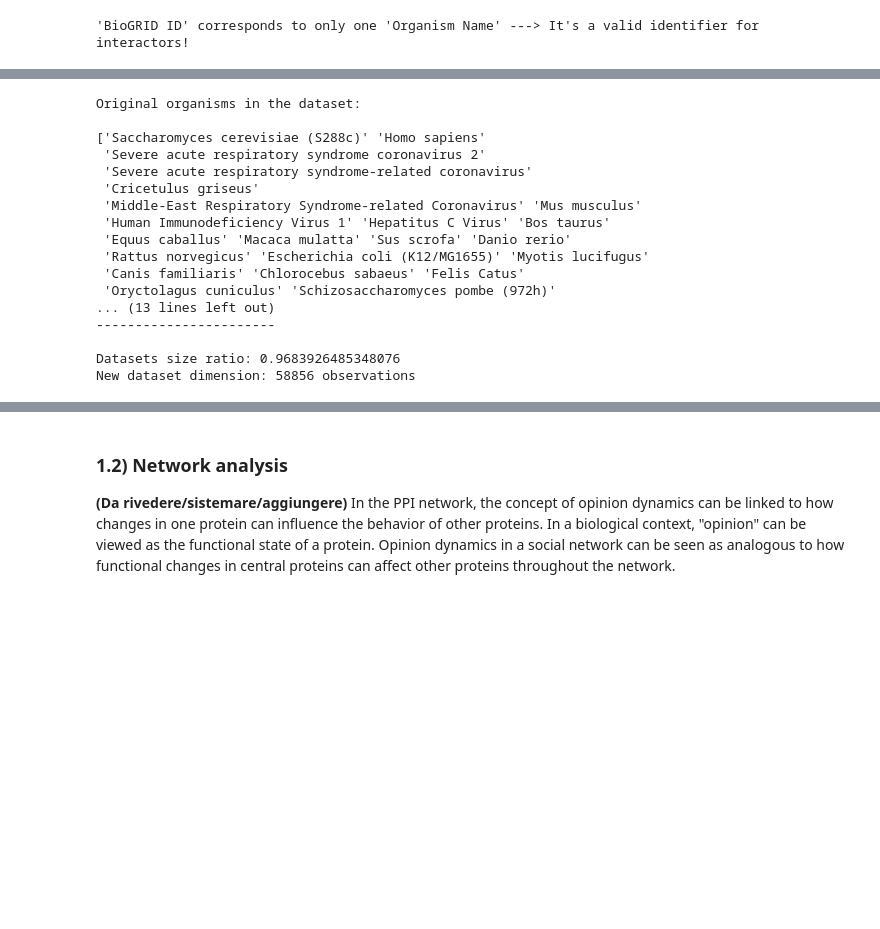
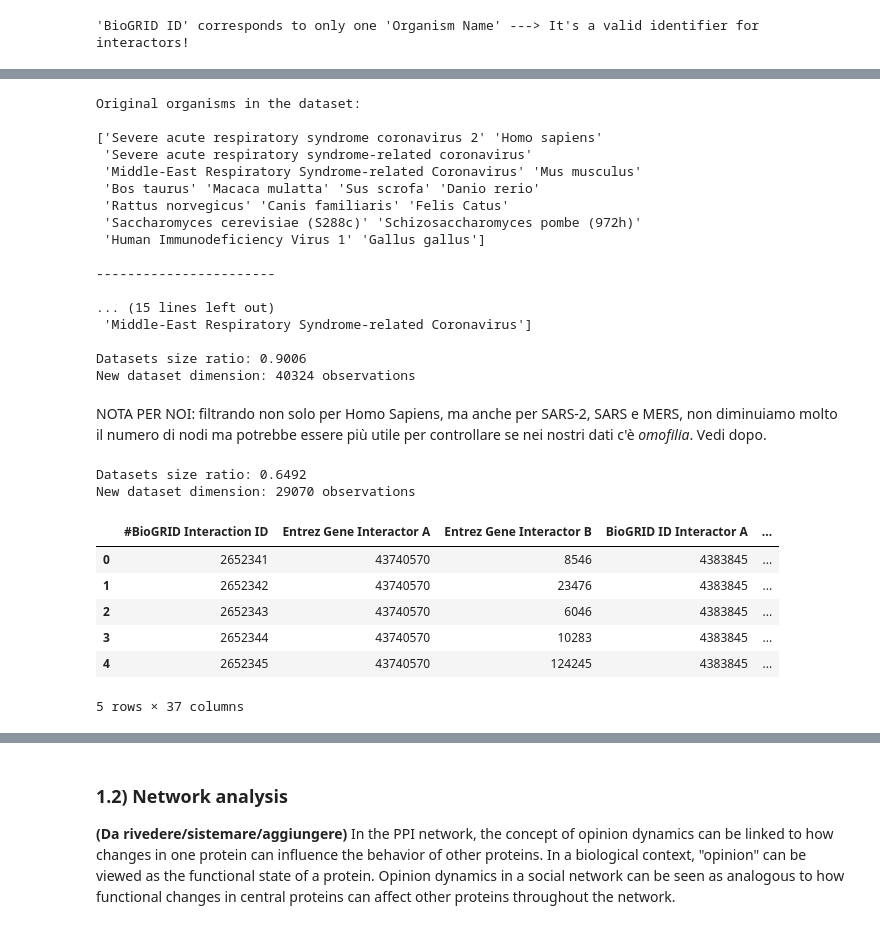
Before and after one commit to maryyyyna/Social-Networks-and-Online-Markets, a Jupyter notebook: SNOM_final_project.ipynb, the cells around one changed output, grey strips where cells are left out. Saved outputs shown, nothing was run; the diff lists cells and outputs as text; code cells hidden in the pictures; blank space fills up the shorter version.

```diff
--- a/SNOM_final_project.ipynb
+++ b/SNOM_final_project.ipynb
@@ -215,37 +227,79 @@ else:
 # %%
-### Filtering by 'Homo sapiens' ###
+### Filtering by Organism Name ###
 
 # Check all the organisms originally present in the dataset
 print('Original organisms in the dataset:\n')
 print(pd.concat([covid_df['Organism Name Interactor A'], covid_df['Organism Name Interactor B']]).unique())
+
+# Select interactions where at least one organism is 'Homo sapiens'
+human_df = filtered_df[(filtered_df['Organism Name Interactor A'] == 'Homo sapiens') | (filtered_df['Organism Name Interactor B'] == 'Homo sapiens')]
+human_df = human_df.reset_index(drop = True)
+
 print('\n-----------------------\n')
 print('After filtering by "Homo sapiens":\n')
+print(pd.concat([human_df['Organism Name Interactor A'], human_df['Organism Name Interactor B']]).unique())
+print()
+print('Datasets size ratio:', round(human_df.shape[0] / covid_df.shape[0], 4))
+print('New dataset dimension:', human_df.shape[0], 'observations')
 
-# Select interactions where at least one organism is 'Homo sapiens'
-human_df = covid_df[(covid_df['Organism Name Interactor A'] == 'Homo sapiens') | (covid_df['Organism Name Interactor B'] == 'Homo sapiens')]
-human_df = human_df.reset_index(drop = True)
-print(pd.concat([human_df['Organism Name Interactor A'], human_df['Organism Name Interactor B']]).unique())
+# NEW FILTERING ---> to replace human_df
+# Select interactions where both organisms are one of the following
+organisms_of_interest = ['Homo sapiens',
+                         'Severe acute respiratory syndrome coronavirus 2',
+                         'Severe acute respiratory syndrome-related coronavirus',
+                         'Middle-East Respiratory Syndrome-related Coronavirus']
+
+filtered_df = filtered_df[(filtered_df['Organism Name Interactor A'].isin(organisms_of_interest)) &
+                          (filtered_df['Organism Name Interactor B'].isin(organisms_of_interest))]
+filtered_df = filtered_df.reset_index(drop = True)
+
+# Check organisms in the dataset after filtering
 print('\n-----------------------\n')
-print('Datasets size ratio:', human_df.shape[0] / covid_df.shape[0])
-print('New dataset dimension:', human_df.shape[0], 'observations')
+print('After filtering by "Homo sapiens", "SARS-2", "SARS" and "MERS":\n')
+print(pd.concat([filtered_df['Organism Name Interactor A'], filtered_df['Organism Name Interactor B']]).unique())
+print()
+print('Datasets size ratio:', round(filtered_df.shape[0] / covid_df.shape[0], 4))
+print('New dataset dimension:', filtered_df.shape[0], 'observations')
 # %% [output]
 Original organisms in the dataset:
 
-['Saccharomyces cerevisiae (S288c)' 'Homo sapiens'
- 'Severe acute respiratory syndrome coronavirus 2'
+['Severe acute respiratory syndrome coronavirus 2' 'Homo sapiens'
  'Severe acute respiratory syndrome-related coronavirus'
- 'Cricetulus griseus'
  'Middle-East Respiratory Syndrome-related Coronavirus' 'Mus musculus'
- 'Human Immunodeficiency Virus 1' 'Hepatitus C Virus' 'Bos taurus'
- 'Equus caballus' 'Macaca mulatta' 'Sus scrofa' 'Danio rerio'
- 'Rattus norvegicus' 'Escherichia coli (K12/MG1655)' 'Myotis lucifugus'
- 'Canis familiaris' 'Chlorocebus sabaeus' 'Felis Catus'
- 'Oryctolagus cuniculus' 'Schizosaccharomyces pombe (972h)'
-... (13 lines left out)
+ 'Bos taurus' 'Macaca mulatta' 'Sus scrofa' 'Danio rerio'
+ 'Rattus norvegicus' 'Canis familiaris' 'Felis Catus'
+ 'Saccharomyces cerevisiae (S288c)' 'Schizosaccharomyces pombe (972h)'
+ 'Human Immunodeficiency Virus 1' 'Gallus gallus']
+
 -----------------------
 
-Datasets size ratio: 0.9683926485348076
-New dataset dimension: 58856 observations
+... (15 lines left out)
+ 'Middle-East Respiratory Syndrome-related Coronavirus']
+
+Datasets size ratio: 0.9006
+New dataset dimension: 40324 observations
+# %% [markdown]
+NOTA PER NOI: filtrando non solo per Homo Sapiens, ma anche per SARS-2, SARS e MERS, non diminuiamo molto il numero di nodi ma potrebbe essere più utile per controllare se nei nostri dati c'è *omofilia*. Vedi dopo.
+# %%
+# Drop duplicated interactions
+filtered_df.drop_duplicates(subset = ['BioGRID ID Interactor A', 'BioGRID ID Interactor B'], keep = 'first', inplace = True)
+filtered_df.reset_index(drop = True, inplace = True)
+
+#filtered_df_for_graph = filtered_df[['BioGRID ID Interactor A', 'BioGRID ID Interactor B']]
+
+print('Datasets size ratio:', round(filtered_df.shape[0] / covid_df.shape[0], 4))
+print('New dataset dimension:', filtered_df.shape[0], 'observations')
+filtered_df.head()
+# %% [output]
+Datasets size ratio: 0.6492
+New dataset dimension: 29070 observations
+|  | #BioGRID Interaction ID | Entrez Gene Interactor A | Entrez Gene Interactor B | BioGRID ID Interactor A | ... |
+| 0 | 2652341 | 43740570 | 8546 | 4383845 | ... |
+| 1 | 2652342 | 43740570 | 23476 | 4383845 | ... |
+| 2 | 2652343 | 43740570 | 6046 | 4383845 | ... |
+| 3 | 2652344 | 43740570 | 10283 | 4383845 | ... |
+| 4 | 2652345 | 43740570 | 124245 | 4383845 | ... |
+5 rows × 37 columns
 # %%
 # Select PPI interactions
 ppi = human_df[['Official Symbol Interactor A', 'Official Symbol Interactor B']]
```
Also changed, not shown: parts of 19 cells of this notebook, 1 other file.
